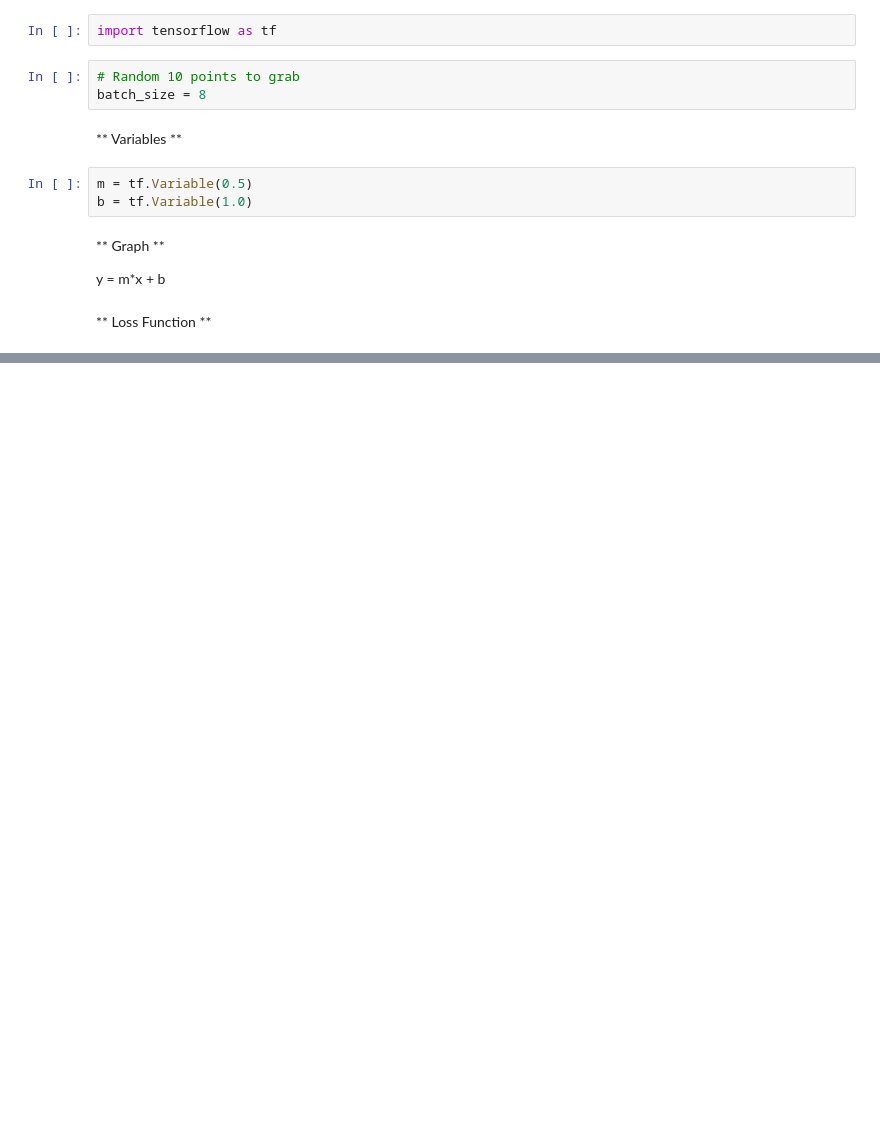
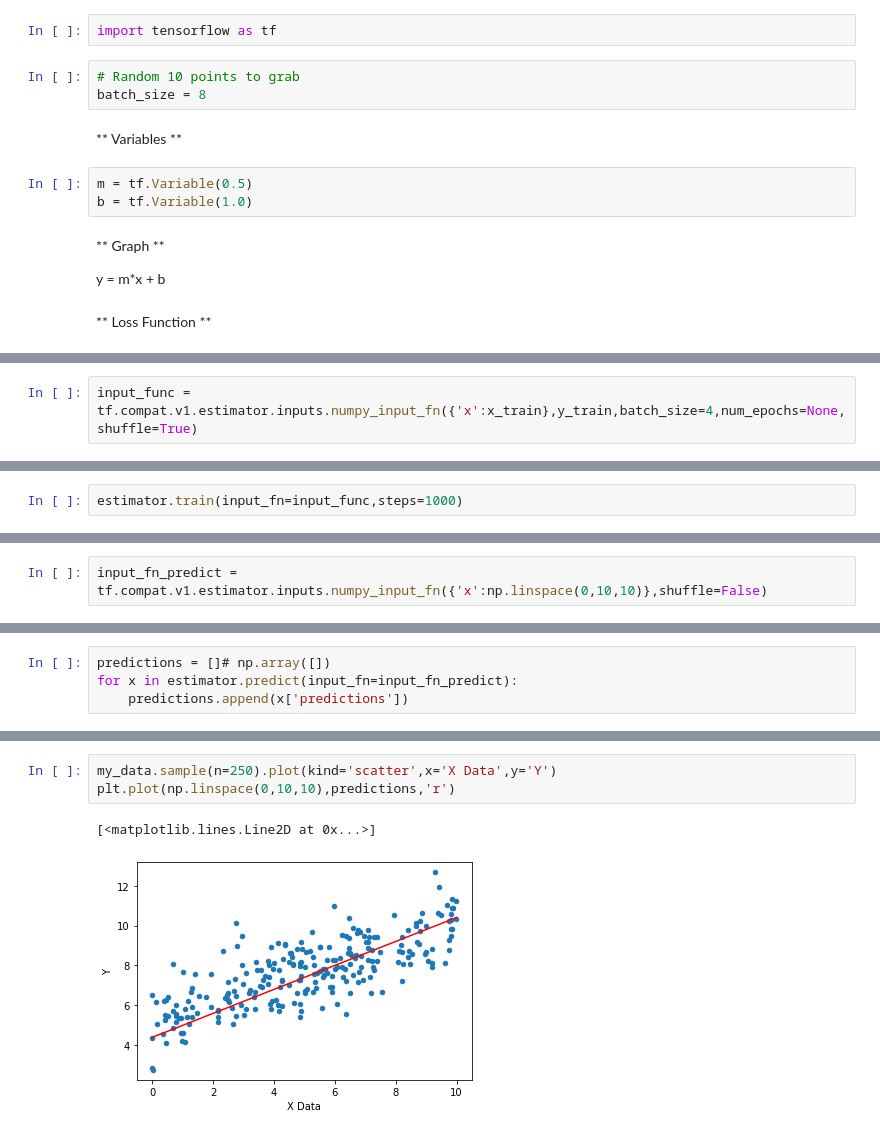
Before and after one commit to hieplk97/Udemy-Course, a Jupyter notebook: Deep Learning Tensorflow/02-TensorFlow-Basics/Tensorflow v2/04-TensorFlow-v2-Regression-Example.ipynb, the cells around one changed output, grey strips where cells are left out. Saved outputs shown, nothing was run; the diff lists cells and outputs as text; blank space fills up the shorter version.

```diff
--- a/Deep Learning Tensorflow/02-TensorFlow-Basics/Tensorflow v2/04-TensorFlow-v2-Regression-Example.ipynb
+++ b/Deep Learning Tensorflow/02-TensorFlow-Basics/Tensorflow v2/04-TensorFlow-v2-Regression-Example.ipynb
@@ -65,0 +135,2 @@ def loss():
+# %%
+input_func = tf.compat.v1.estimator.inputs.numpy_input_fn({'x':x_train},y_train,batch_size=4,num_epochs=None,shuffle=True)
@@ -65,0 +143,2 @@ def loss():
+# %%
+estimator.train(input_fn=input_func,steps=1000)
@@ -65,0 +212,2 @@ def loss():
+# %%
+input_fn_predict = tf.compat.v1.estimator.inputs.numpy_input_fn({'x':np.linspace(0,10,10)},shuffle=False)
@@ -65,0 +239,4 @@ def loss():
+# %%
+predictions = []# np.array([])
+for x in estimator.predict(input_fn=input_fn_predict):
+    predictions.append(x['predictions'])
@@ -65,0 +269,6 @@ def loss():
+# %%
+my_data.sample(n=250).plot(kind='scatter',x='X Data',y='Y')
+plt.plot(np.linspace(0,10,10),predictions,'r')
+# %% [output]
+[<matplotlib.lines.Line2D at 0x...>]
+[figure, added]
```
Also changed, not shown: parts of 28 cells of this notebook, 5 other files.
